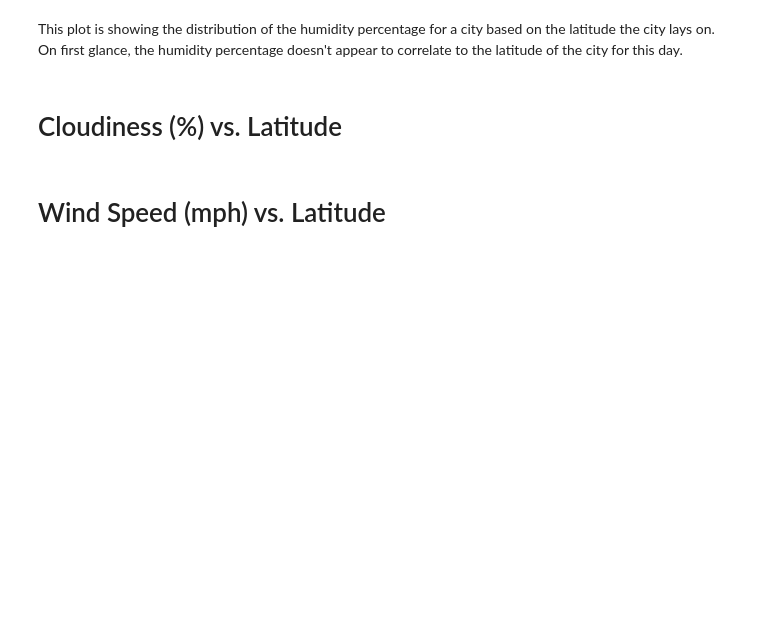
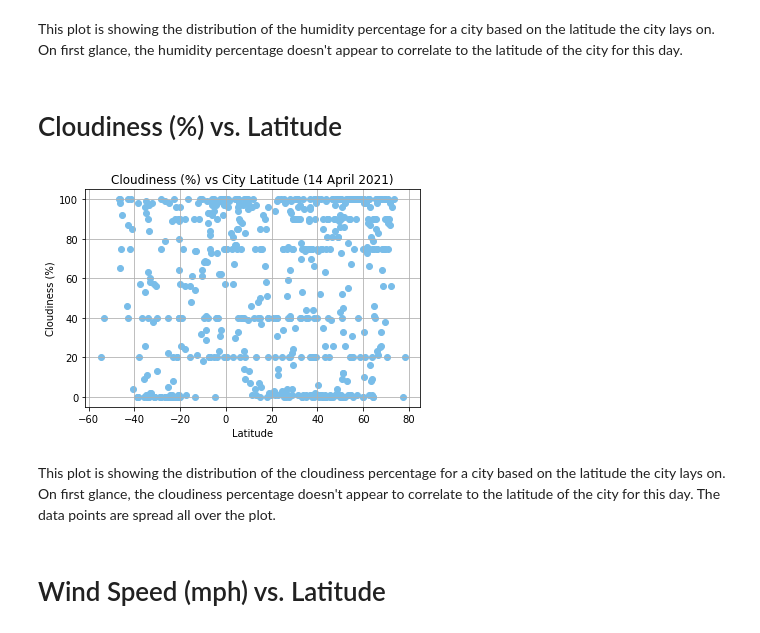
Before and after one commit to zarzarbinks0702/Global-Weather-Analysis, a Jupyter notebook: WeatherPy/WeatherPy.ipynb, the cells around one changed output. Drawn from its saved outputs; the diff is of its cells as text; code cells hidden in the pictures; blank space fills up the shorter version.

Commit message:
more plots
created two more plots and saved the .png images

```diff
--- a/WeatherPy/WeatherPy.ipynb
+++ b/WeatherPy/WeatherPy.ipynb
@@ -245,5 +245,22 @@ plt.show()
 This plot is showing the distribution of the humidity percentage for a city based on the latitude the city lays on. On first glance, the humidity percentage doesn't appear to correlate to the latitude of the city for this day.
 # %% [markdown]
 # Cloudiness (%) vs. Latitude
+# %%
+#creating the coludiness vs lat plot
+plt.scatter(lat, clouds, color="#79bde9")
+#setting plot properties
+plt.title("Cloudiness (%) vs City Latitude (14 April 2021)")
+plt.xlabel("Latitude")
+plt.ylabel("Cloudiness (%)")
+plt.grid()
+
+#save the figure as a png file
+plt.savefig("output_data/overall_cloudiness_vs_lat_14April2021.png")
+
+plt.show()
+# %% [output]
+[figure, added]
+# %% [markdown]
+This plot is showing the distribution of the cloudiness percentage for a city based on the latitude the city lays on. On first glance, the cloudiness percentage doesn't appear to correlate to the latitude of the city for this day. The data points are spread all over the plot.
 # %% [markdown]
 # Wind Speed (mph) vs. Latitude
```
Also changed, not shown: parts of 2 cells of this notebook, 2 other files.
